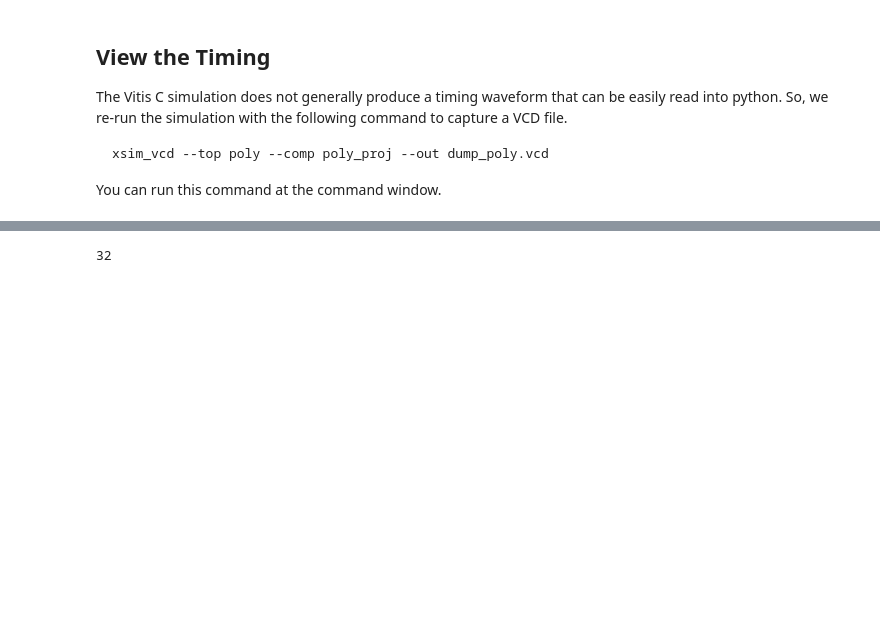
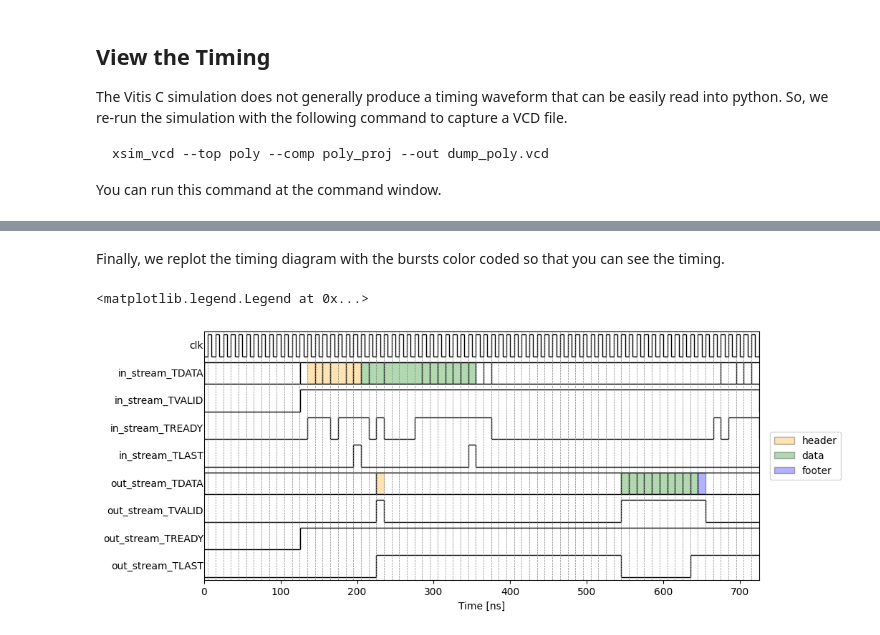
Before and after one commit to tonykorycki/hwdesign, a Jupyter notebook: demos/stream/poly_demo.ipynb, the cells around one changed output, grey strips where cells are left out. Cells and saved outputs as stored; diff of their text form; code cells hidden in the pictures; blank space fills up the shorter version.

```diff
--- a/demos/stream/poly_demo.ipynb
+++ b/demos/stream/poly_demo.ipynb
@@ -278,7 +277,17 @@ _ = ax.set_xlabel('Time [ns]')
 # %%
+# Extract the AXI-Stream bursts and print the burst information for the input
 bursts_in, clk_period= vp.extract_axis_bursts(clk_name, in_str_sigs)
+print('Input AXI-Stream bursts:')
 for i, burst in enumerate(bursts_in):
     nbeats = len(burst['beat_type'])
     nbeats_transfer = sum(1 for bt in burst['beat_type'] if bt == 0)
-    print(f"Burst {i}: tstart = {burst['tstart']}, nbeats = {nbeats}, nbeats_transfer = {nbeats_transfer}")
+    print(f"Burst {i}: tstart = {burst['tstart']}, bt={burst['beat_type']}, nbeats_transfer = {nbeats_transfer}")
+
+# Extract the AXI-Stream output bursts
+print('\nOutput AXI-Stream bursts:')
+bursts_out, clk_period= vp.extract_axis_bursts(clk_name, out_str_sigs)
+for i, burst in enumerate(bursts_out):
+    nbeats = len(burst['beat_type'])
+    nbeats_transfer = sum(1 for bt in burst['beat_type'] if bt == 0)
+    print(f"Burst {i}: tstart = {burst['tstart']}, bt={burst['beat_type']}, nbeats_transfer = {nbeats_transfer}")
 # %% [output]
@@ -391,4 +356,42 @@ PolyRespFtr values:
-# %%
-word_bw
-# %% [output]
-32
+# %% [markdown]
+Finally, we replot the timing diagram with the bursts color coded so that you can see the timing.
+# %%
+from matplotlib.patches import Patch
+
+# Create the timing diagram
+td = TimingDiagram()
+td.add_signals(sig_list)
+trange = None
+ax = td.plot_signals(add_clk_grid=True, trange=trange,
+                text_scale_factor=1e4, text_mode='never')
+_ = ax.set_xlabel('Time [ns]')
+
+def color_burst(sig_name, burst, color, clk_period):
+    t0 = burst['tstart']
+    t1 = t0 + len(burst['beat_type']) * clk_period
+    td.add_patch(sig_name=sig_name, time=[t0, t1], color=color, alpha=0.3)
+
+hdr_color = 'orange'
+data_color = 'green'
+footer_color = 'blue'
+color_burst(sig_name='in_stream_TDATA', burst=bursts_in[0],
+            color=hdr_color, clk_period=clk_period)
+color_burst(sig_name='in_stream_TDATA', burst=bursts_in[1],
+            color=data_color, clk_period=clk_period)
+
+color_burst(sig_name='out_stream_TDATA', burst=bursts_out[0],
+            color=hdr_color, clk_period=clk_period)
+color_burst(sig_name='out_stream_TDATA', burst=bursts_out[1],
+            color=data_color, clk_period=clk_period)
+color_burst(sig_name='out_stream_TDATA', burst=bursts_out[2],
+            color=footer_color, clk_period=clk_period)
+
+legend_elements = [
+    Patch(facecolor='orange', edgecolor='black', alpha=0.3, label='header'),
+    Patch(facecolor='green', edgecolor='black', alpha=0.3, label='data'),
+    Patch(facecolor='blue', edgecolor='black', alpha=0.3, label='footer'),
+]
+ax.legend(handles=legend_elements, loc='center left', bbox_to_anchor=(1.02, 0.5), borderaxespad=0.)
+# %% [output]
+<matplotlib.legend.Legend at 0x...>
+[figure, added]
```
Also changed, not shown: parts of 11 cells of this notebook, 9 other files.
